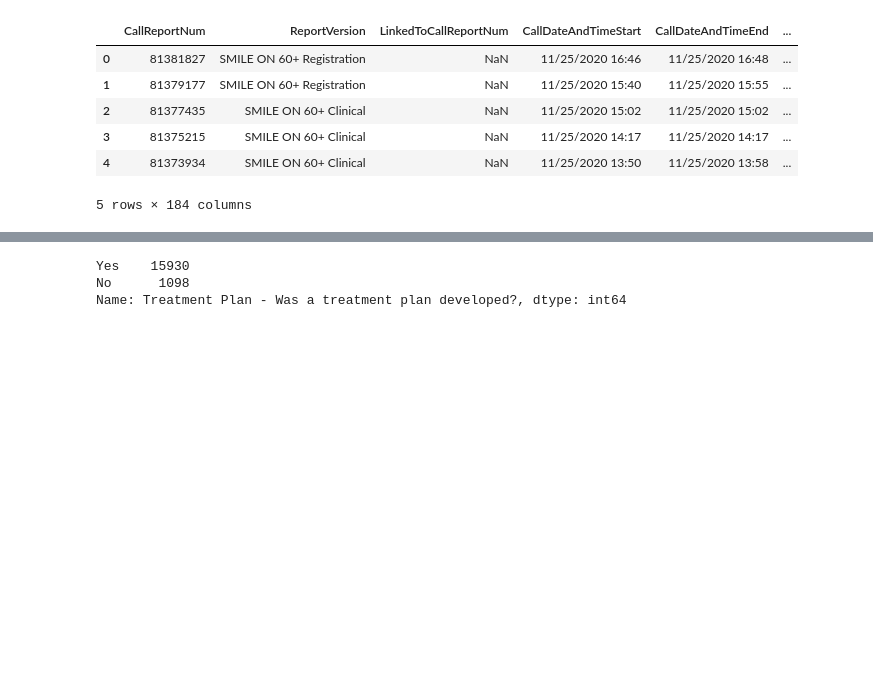
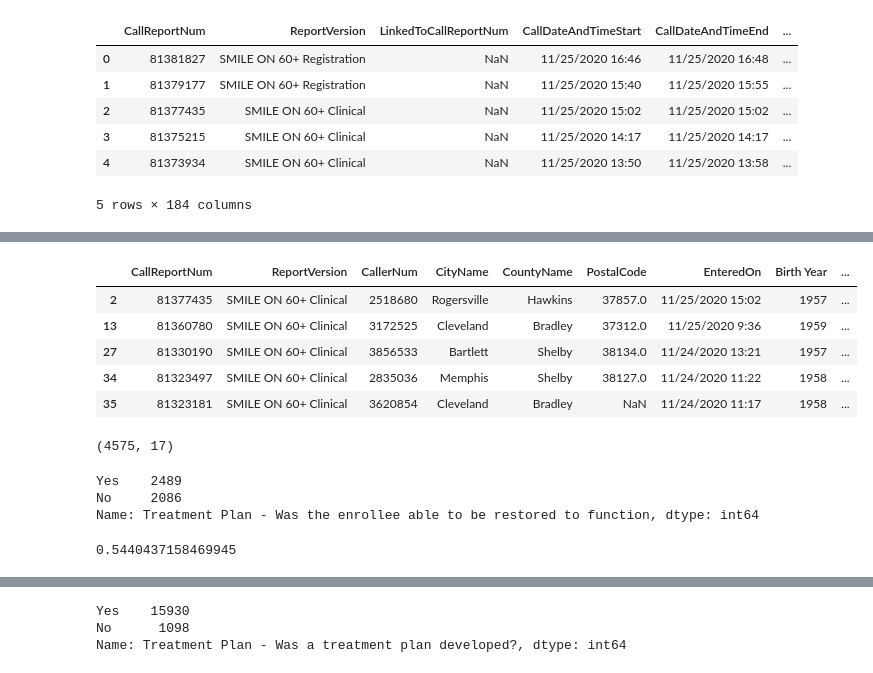
Before and after one commit to bsfcs/smile-on-aquaman, a Jupyter notebook: Smile_project.ipynb, the cells around one changed output, grey strips where cells are left out. Saved outputs shown, nothing was run; the diff lists cells and outputs as text; code cells hidden in the pictures; blank space fills up the shorter version.

```diff
--- a/Smile_project.ipynb
+++ b/Smile_project.ipynb
@@ -59,0 +116,11 @@ Index(['CallReportNum', 'ReportVersion', 'CallerNum', 'CityName', 'CountyName',
+# %%
+patients_restored = patients_restored[(patients_restored['CallerNum'] != -1) & (so_1['CallerNum'] != -2)]
+# %%
+patients_restored.head()
+# %% [output]
+|  | CallReportNum | ReportVersion | CallerNum | CityName | CountyName | PostalCode | EnteredOn | Birth Year | ... |
+| 2 | 81377435 | SMILE ON 60+ Clinical | 2518680 | Rogersville | Hawkins | 37857.0 | 11/25/2020 15:02 | 1957 | ... |
+| 13 | 81360780 | SMILE ON 60+ Clinical | 3172525 | Cleveland | Bradley | 37312.0 | 11/25/2020 9:36 | 1959 | ... |
+| 27 | 81330190 | SMILE ON 60+ Clinical | 3856533 | Bartlett | Shelby | 38134.0 | 11/24/2020 13:21 | 1957 | ... |
+| 34 | 81323497 | SMILE ON 60+ Clinical | 2835036 | Memphis | Shelby | 38127.0 | 11/24/2020 11:22 | 1958 | ... |
+| 35 | 81323181 | SMILE ON 60+ Clinical | 3620854 | Cleveland | Bradley | NaN | 11/24/2020 11:17 | 1958 | ... |
@@ -59,0 +131,14 @@ Index(['CallReportNum', 'ReportVersion', 'CallerNum', 'CityName', 'CountyName',
+# %%
+patients_restored.shape
+# %% [output]
+(4575, 17)
+# %%
+patients_restored['Treatment Plan - Was the enrollee able to be restored to function'].value_counts()
+# %% [output]
+Yes    2489
+No     2086
+Name: Treatment Plan - Was the enrollee able to be restored to function, dtype: int64
+# %%
+2489/(2489+2086)
+# %% [output]
+0.5440437158469945
```
Also changed, not shown: parts of 21 cells of this notebook.
